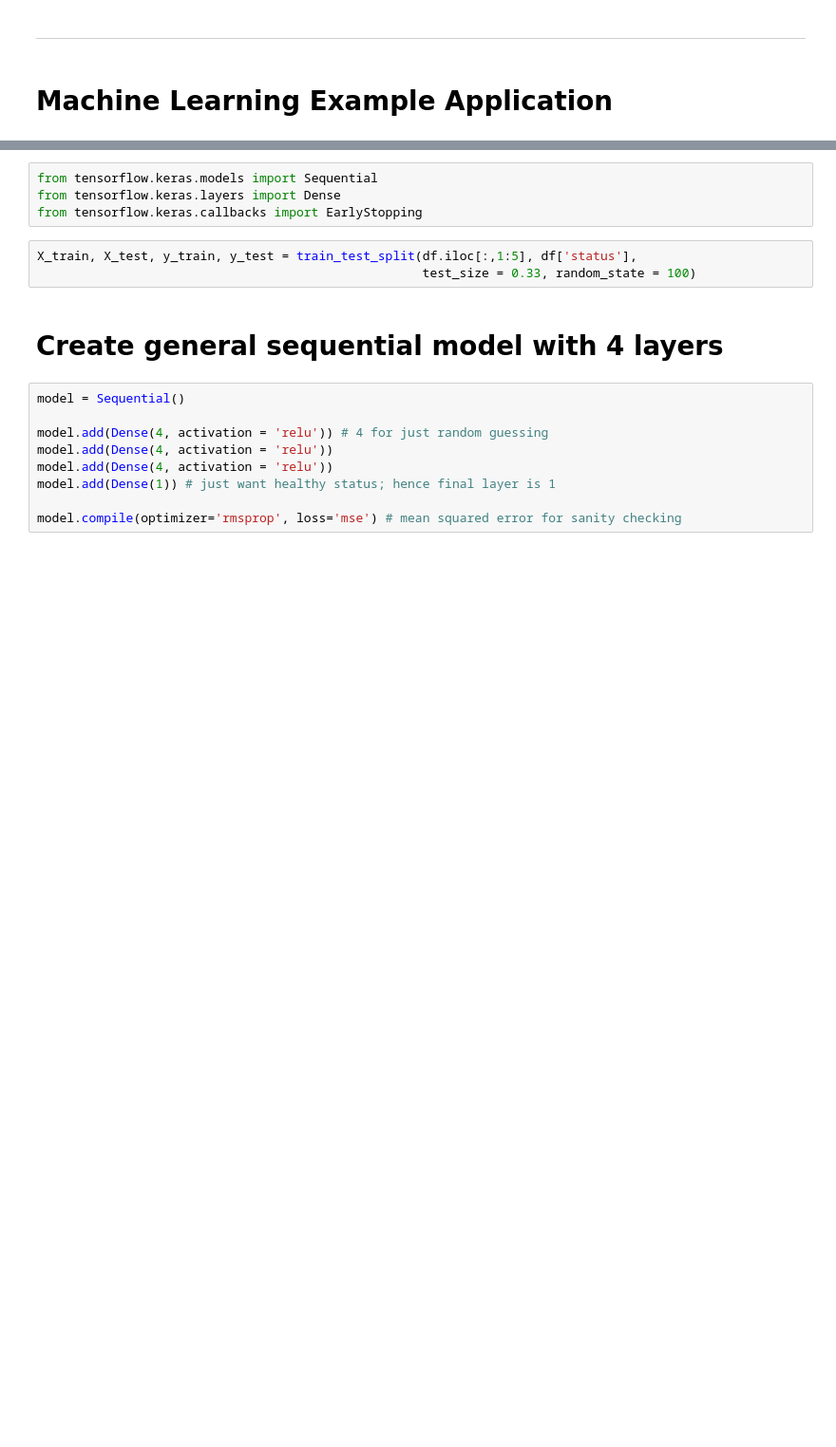
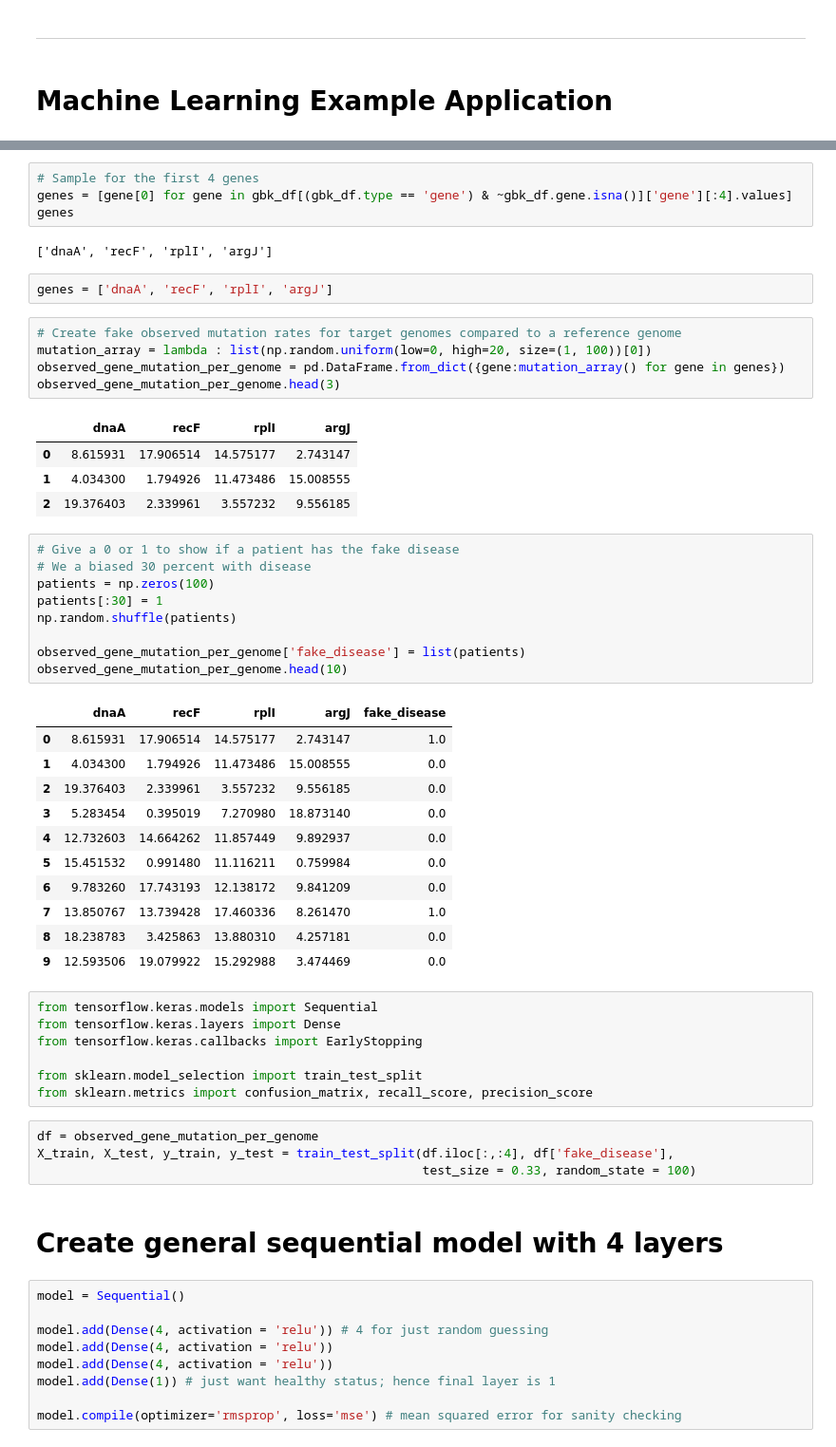
Before and after one commit to tmsincomb/SeqPandas, a Jupyter notebook: tutorial.ipynb, the cells around one changed output, grey strips where cells are left out. Shown: that part at 95% size. Drawn from its saved outputs; the diff is of its cells as text; blank space fills up the shorter version.

```diff
--- a/tutorial.ipynb
+++ b/tutorial.ipynb
@@ -111,9 +128,52 @@ cds.head(1).to_dict('records')
+# %%
+# Sample for the first 4 genes
+genes = [gene[0] for gene in gbk_df[(gbk_df.type == 'gene') & ~gbk_df.gene.isna()]['gene'][:4].values]
+genes
+# %% [output]
+['dnaA', 'recF', 'rplI', 'argJ']
+# %%
+genes = ['dnaA', 'recF', 'rplI', 'argJ']
+# %%
+# Create fake observed mutation rates for target genomes compared to a reference genome
+mutation_array = lambda : list(np.random.uniform(low=0, high=20, size=(1, 100))[0])
+observed_gene_mutation_per_genome = pd.DataFrame.from_dict({gene:mutation_array() for gene in genes})
+observed_gene_mutation_per_genome.head(3)
+# %% [output]
+|  | dnaA | recF | rplI | argJ |
+| 0 | 8.615931 | 17.906514 | 14.575177 | 2.743147 |
+| 1 | 4.034300 | 1.794926 | 11.473486 | 15.008555 |
+| 2 | 19.376403 | 2.339961 | 3.557232 | 9.556185 |
+# %%
+# Give a 0 or 1 to show if a patient has the fake disease
+# We a biased 30 percent with disease
+patients = np.zeros(100)
+patients[:30] = 1
+np.random.shuffle(patients)
+
+observed_gene_mutation_per_genome['fake_disease'] = list(patients)
+observed_gene_mutation_per_genome.head(10)
+# %% [output]
+|  | dnaA | recF | rplI | argJ | fake_disease |
+| 0 | 8.615931 | 17.906514 | 14.575177 | 2.743147 | 1.0 |
+| 1 | 4.034300 | 1.794926 | 11.473486 | 15.008555 | 0.0 |
+| 2 | 19.376403 | 2.339961 | 3.557232 | 9.556185 | 0.0 |
+| 3 | 5.283454 | 0.395019 | 7.270980 | 18.873140 | 0.0 |
+| 4 | 12.732603 | 14.664262 | 11.857449 | 9.892937 | 0.0 |
+| 5 | 15.451532 | 0.991480 | 11.116211 | 0.759984 | 0.0 |
+| 6 | 9.783260 | 17.743193 | 12.138172 | 9.841209 | 0.0 |
+| 7 | 13.850767 | 13.739428 | 17.460336 | 8.261470 | 1.0 |
+| 8 | 18.238783 | 3.425863 | 13.880310 | 4.257181 | 0.0 |
+| 9 | 12.593506 | 19.079922 | 15.292988 | 3.474469 | 0.0 |
 # %%
 from tensorflow.keras.models import Sequential
 from tensorflow.keras.layers import Dense
 from tensorflow.keras.callbacks import EarlyStopping
+
+from sklearn.model_selection import train_test_split
+from sklearn.metrics import confusion_matrix, recall_score, precision_score
 # %%
-X_train, X_test, y_train, y_test = train_test_split(df.iloc[:,1:5], df['status'],
+df = observed_gene_mutation_per_genome
+X_train, X_test, y_train, y_test = train_test_split(df.iloc[:,:4], df['fake_disease'],
                                                     test_size = 0.33, random_state = 100)
 # %% [markdown]
 # Create general sequential model with 4 layers
```
Also changed, not shown: parts of 10 cells of this notebook, 1 other file.
